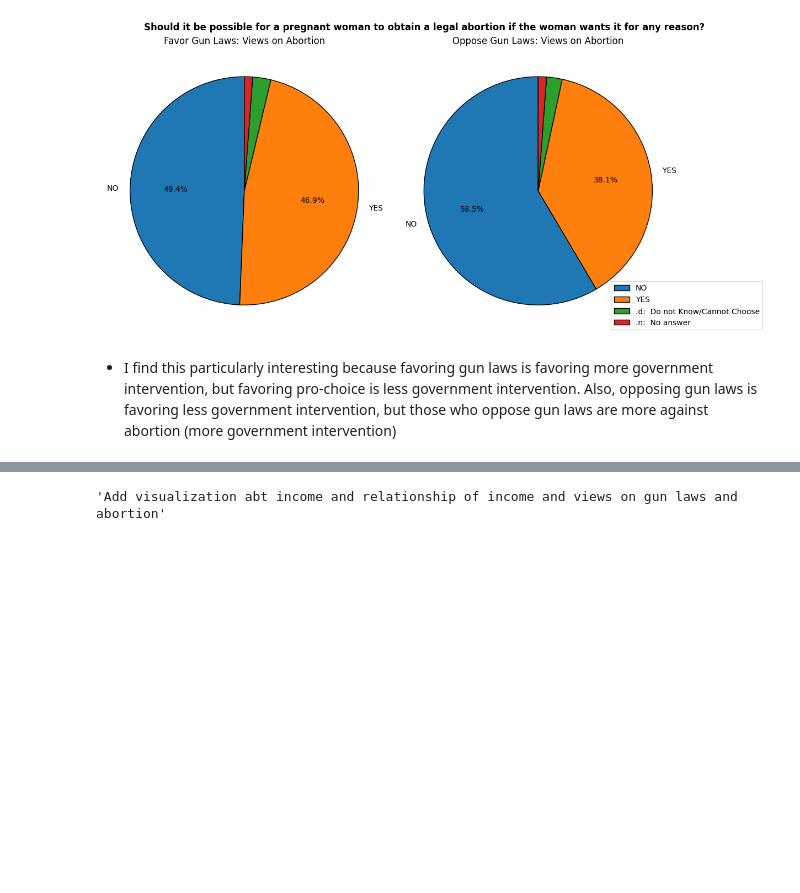
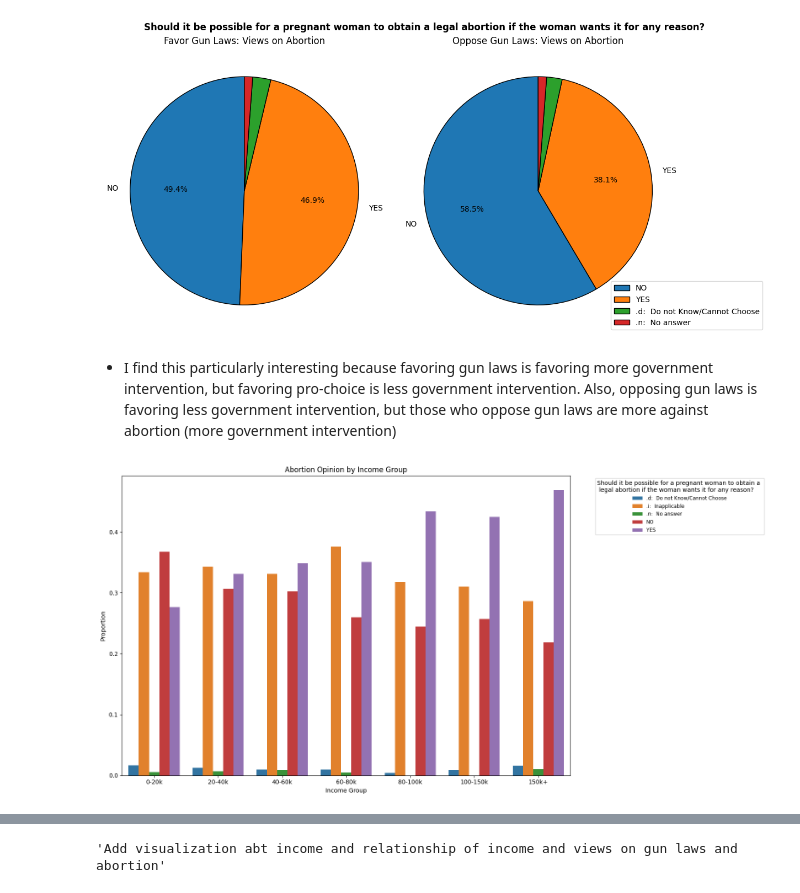
Before and after one commit to kimberlyyliuu/EDA, a Jupyter notebook: lab/gss.ipynb, the cells around one changed output, grey strips where cells are left out. Saved outputs shown, nothing was run; the diff lists cells and outputs as text; code cells hidden in the pictures; blank space fills up the shorter version.

Commit message:
added visuals on income and opinion

```diff
--- a/lab/gss.ipynb
+++ b/lab/gss.ipynb
@@ -493,3 +493,26 @@ plt.show()
 
 
 *   I find this particularly interesting because favoring gun laws is favoring more government intervention, but favoring pro-choice is less government intervention. Also, opposing gun laws is favoring less government intervention, but those who oppose gun laws are more against abortion (more government intervention)
+# %%
+import seaborn as sns
+import matplotlib.pyplot as plt
+
+# Create income groups
+df['income_group'] = pd.cut(df['conrinc'], bins=[0, 20000, 40000, 60000, 80000, 100000, 150000, np.inf],
+                            labels=['0-20k', '20-40k', '40-60k', '60-80k', '80-100k', '100-150k', '150k+'])
+
+# Compute proportions by income group
+income_counts = df.groupby('income_group')['abany'].value_counts(normalize=True).unstack()
+income_counts = income_counts.reset_index().melt(id_vars='income_group', var_name='abany', value_name='proportion')
+
+# Compare abortion opinions by income group
+plt.figure(figsize=(16, 8))  # Increase the figure size
+sns.barplot(data=income_counts, x='income_group', y='proportion', hue='abany')
+plt.title('Abortion Opinion by Income Group')
+plt.xlabel('Income Group')
+plt.ylabel('Proportion')
+plt.legend(title='Should it be possible for a pregnant woman to obtain a \n legal abortion if the woman wants it for any reason?', bbox_to_anchor=(1.05, 1), loc='upper left', fontsize='small')  # Make the legend smaller
+plt.tight_layout()
+plt.show()
+# %% [output]
+[figure, added]
```
Also changed, not shown: parts of 1 cell of this notebook.
